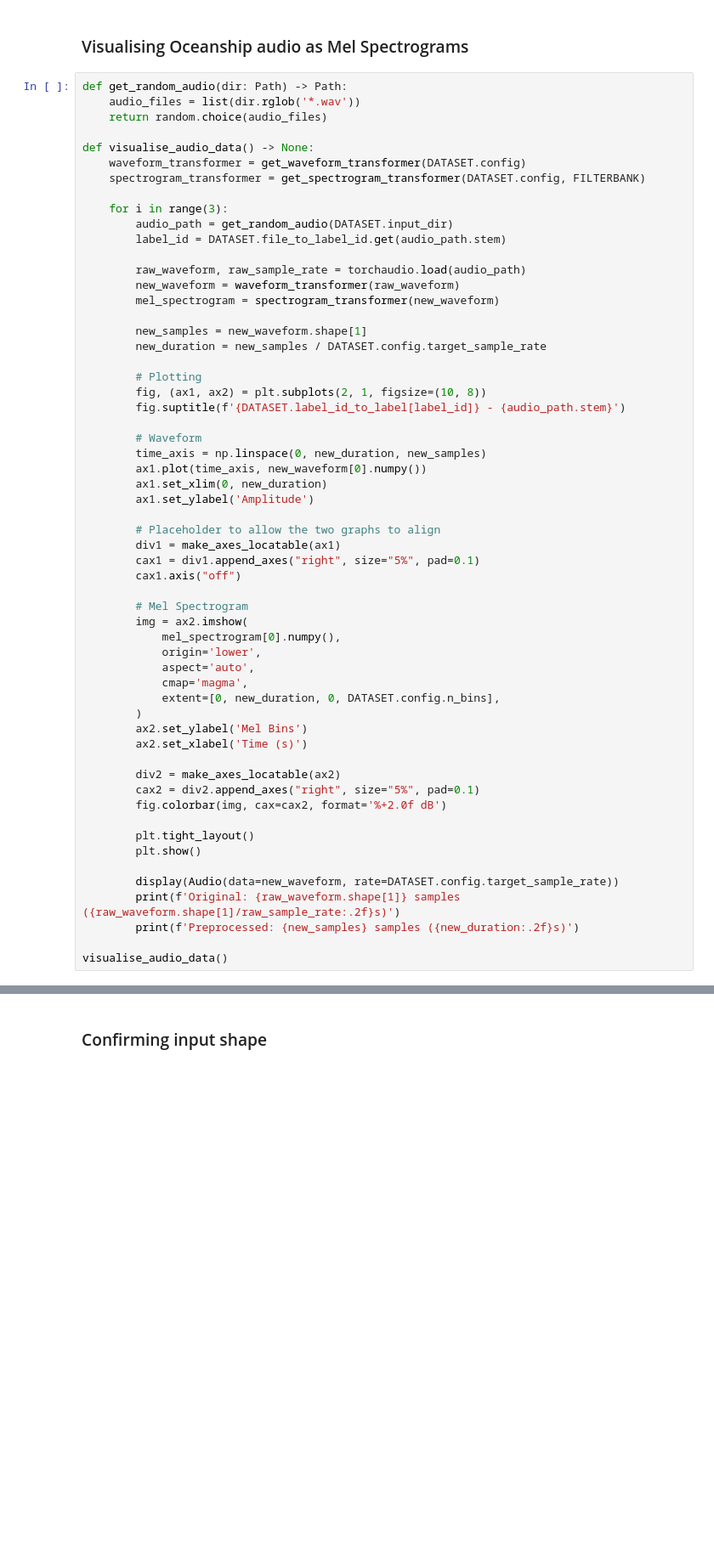
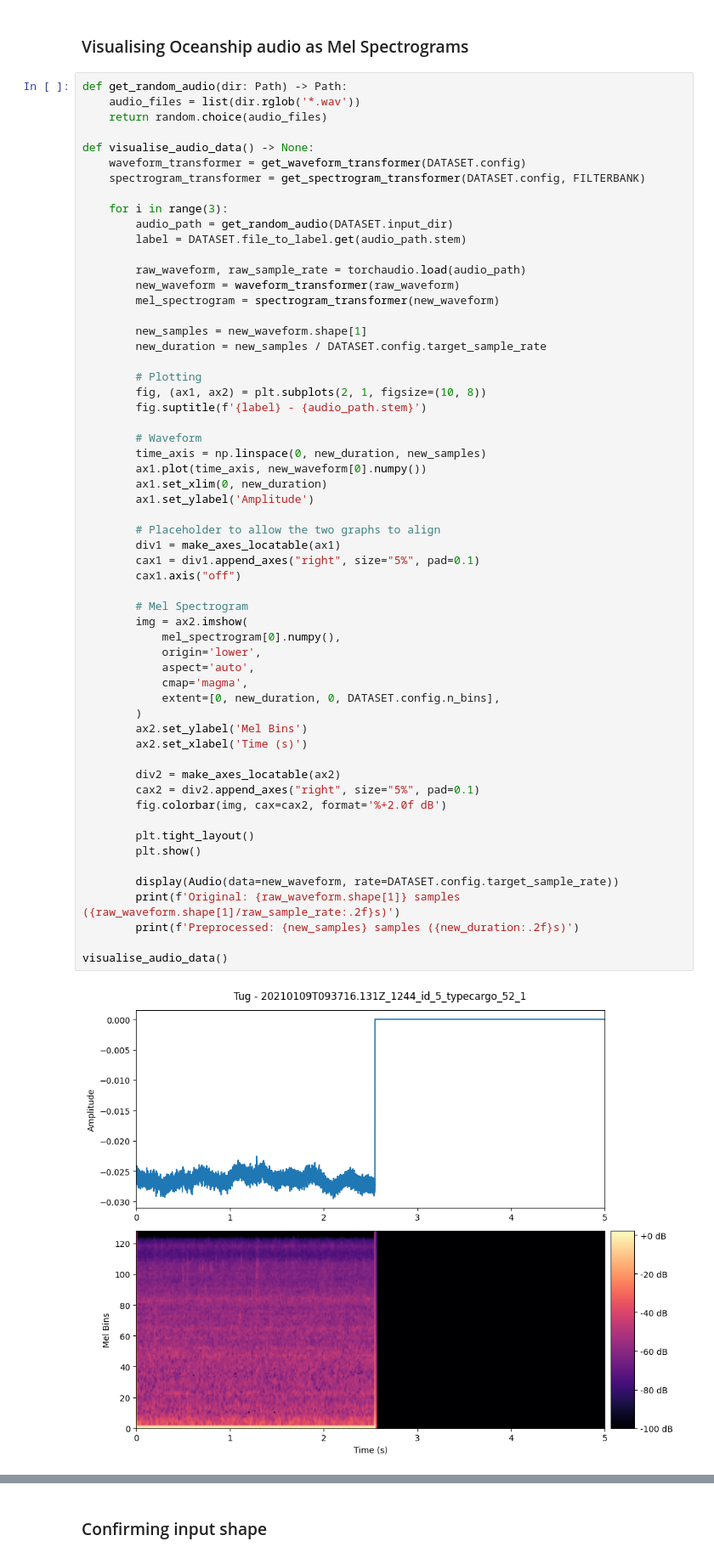
Before and after one commit to jackr03/bio-inspired-sonar-for-underwater-object-detection, a Jupyter notebook: notebooks/phase3/oceanship_exploration.ipynb, the cells around one changed output, grey strips where cells are left out. Shown at 85% size. Drawn from its saved outputs; the diff is of its cells as text; blank space fills up the shorter version.

```diff
--- a/notebooks/phase3/oceanship_exploration.ipynb
+++ b/notebooks/phase3/oceanship_exploration.ipynb
@@ -125,7 +126,7 @@ def visualise_audio_data() -> None:
 
     for i in range(3):
         audio_path = get_random_audio(DATASET.input_dir)
-        label_id = DATASET.file_to_label_id.get(audio_path.stem)
+        label = DATASET.file_to_label.get(audio_path.stem)
 
         raw_waveform, raw_sample_rate = torchaudio.load(audio_path)
         new_waveform = waveform_transformer(raw_waveform)
@@ -136,7 +137,7 @@ def visualise_audio_data() -> None:
 
         # Plotting
         fig, (ax1, ax2) = plt.subplots(2, 1, figsize=(10, 8))
-        fig.suptitle(f'{DATASET.label_id_to_label[label_id]} - {audio_path.stem}')
+        fig.suptitle(f'{label} - {audio_path.stem}')
 
         # Waveform
         time_axis = np.linspace(0, new_duration, new_samples)
@@ -145,30 +146,32 @@ def visualise_audio_data() -> None:
         ax1.set_ylabel('Amplitude')
 
         # Placeholder to allow the two graphs to align
         div1 = make_axes_locatable(ax1)
         cax1 = div1.append_axes("right", size="5%", pad=0.1)
         cax1.axis("off")
 
         # Mel Spectrogram
         img = ax2.imshow(
             mel_spectrogram[0].numpy(),
             origin='lower',
             aspect='auto',
             cmap='magma',
             extent=[0, new_duration, 0, DATASET.config.n_bins],
         )
         ax2.set_ylabel('Mel Bins')
         ax2.set_xlabel('Time (s)')
 
         div2 = make_axes_locatable(ax2)
         cax2 = div2.append_axes("right", size="5%", pad=0.1)
         fig.colorbar(img, cax=cax2, format='%+2.0f dB')
 
         plt.tight_layout()
         plt.show()
 
         display(Audio(data=new_waveform, rate=DATASET.config.target_sample_rate))
         print(f'Original: {raw_waveform.shape[1]} samples ({raw_waveform.shape[1]/raw_sample_rate:.2f}s)')
         print(f'Preprocessed: {new_samples} samples ({new_duration:.2f}s)')
 
 visualise_audio_data()
+# %% [output]
+[figure, added]
```
Also changed, not shown: parts of 6 cells of this notebook, 7 other files.
